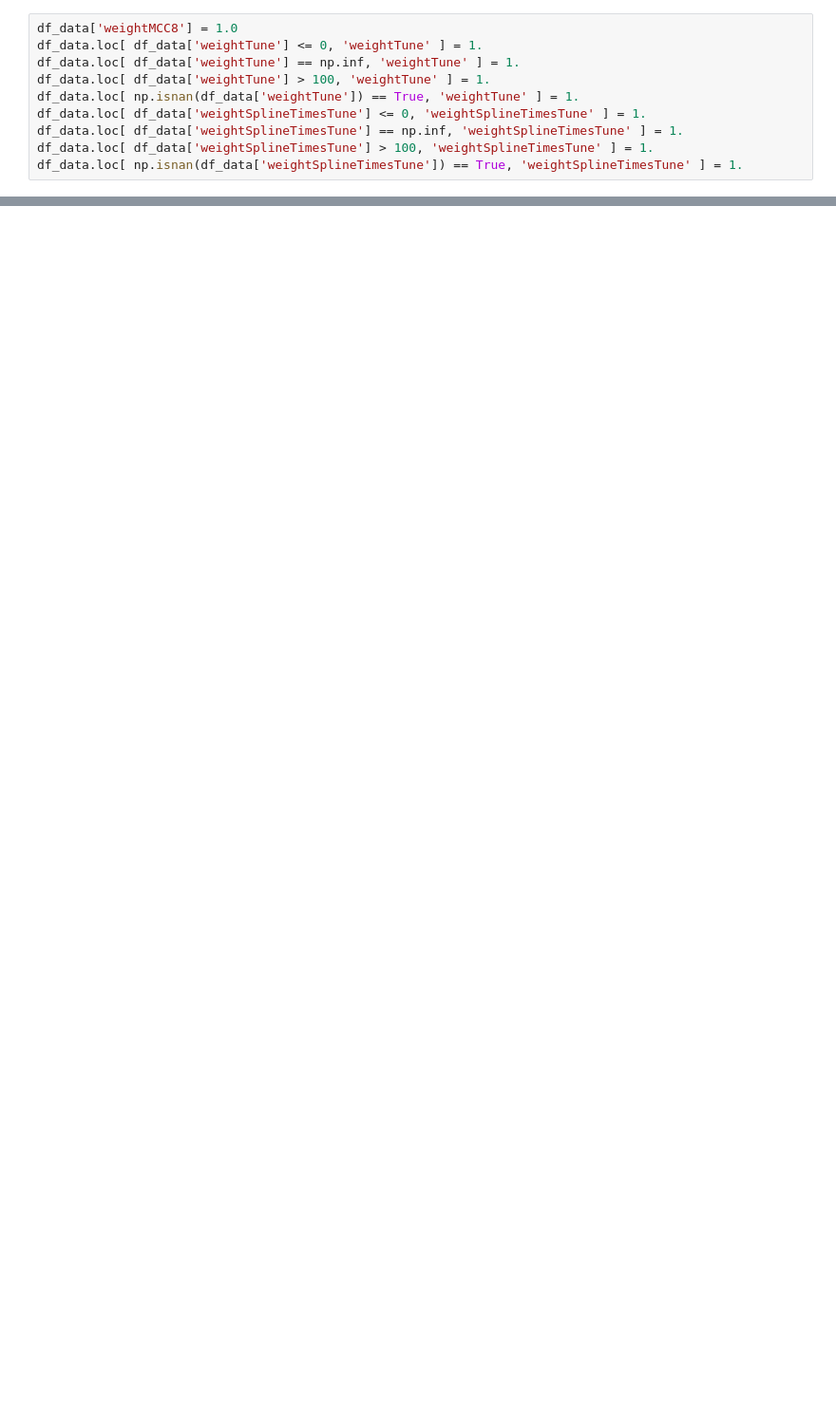
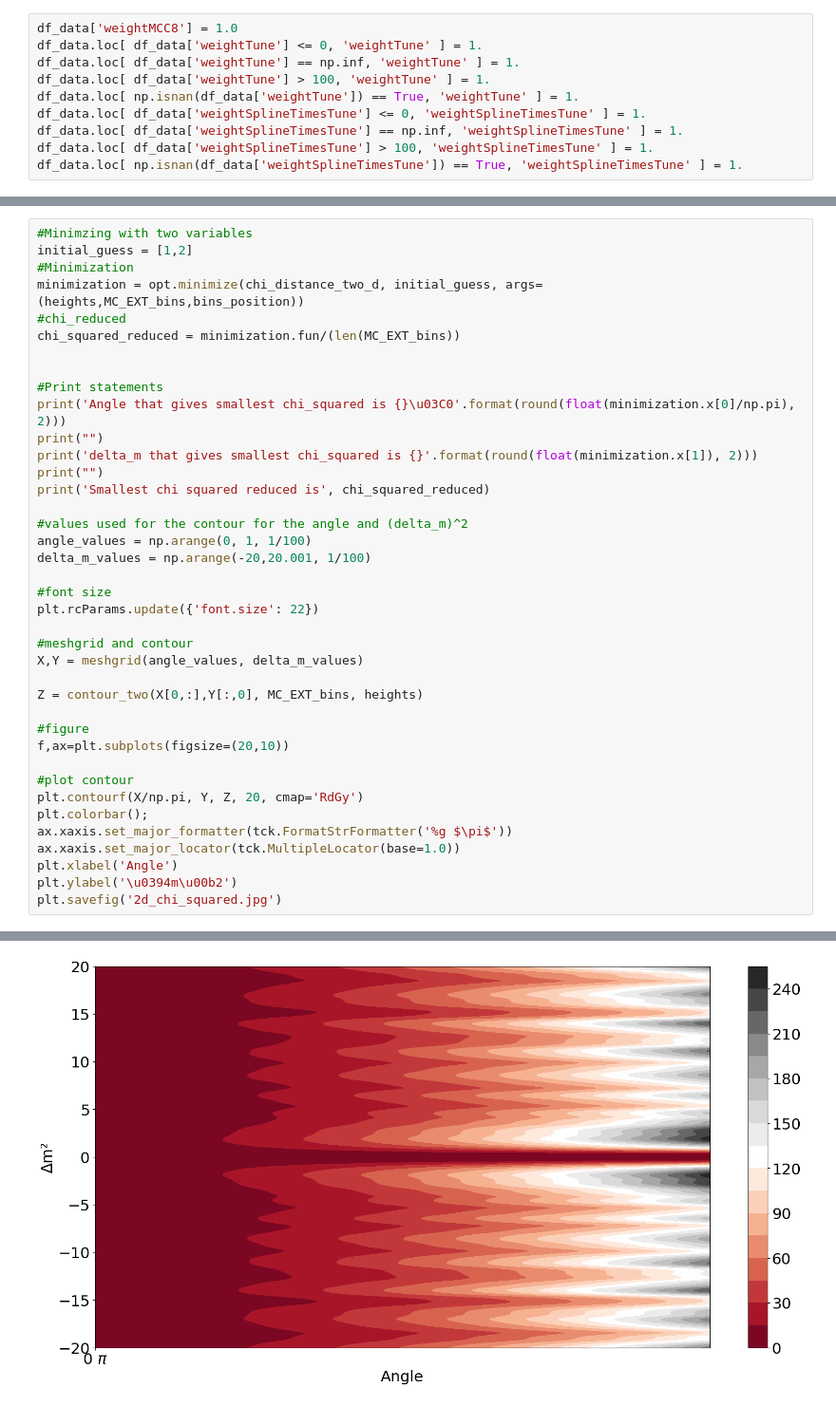
Before and after one commit to finnerudo/MScproject, a Jupyter notebook: Plotting_numu.ipynb, the cells around one changed output, grey strips where cells are left out. Shown: that part at 95% size. Cells and saved outputs as stored; diff of their text form; blank space fills up the shorter version.

```diff
--- a/Plotting_numu.ipynb
+++ b/Plotting_numu.ipynb
@@ -481,0 +440,40 @@ Smallest chi squared reduced is 2.516037741410866
+# %%
+#Minimzing with two variables
+initial_guess = [1,2]
+#Minimization
+minimization = opt.minimize(chi_distance_two_d, initial_guess, args=(heights,MC_EXT_bins,bins_position))
+#chi_reduced
+chi_squared_reduced = minimization.fun/(len(MC_EXT_bins))
+
+
+#Print statements
+print('Angle that gives smallest chi_squared is {}\u03C0'.format(round(float(minimization.x[0]/np.pi), 2)))
+print("")
+print('delta_m that gives smallest chi_squared is {}'.format(round(float(minimization.x[1]), 2)))
+print("")
+print('Smallest chi squared reduced is', chi_squared_reduced)
+
+#values used for the contour for the angle and (delta_m)^2
+angle_values = np.arange(0, 1, 1/100)
+delta_m_values = np.arange(-20,20.001, 1/100)
+
+#font size
+plt.rcParams.update({'font.size': 22})
+
+#meshgrid and contour
+X,Y = meshgrid(angle_values, delta_m_values)
+
+Z = contour_two(X[0,:],Y[:,0], MC_EXT_bins, heights)
+
+#figure
+f,ax=plt.subplots(figsize=(20,10))
+
+#plot contour
+plt.contourf(X/np.pi, Y, Z, 20, cmap='RdGy')
+plt.colorbar();
+ax.xaxis.set_major_formatter(tck.FormatStrFormatter('%g $\pi$'))
+ax.xaxis.set_major_locator(tck.MultipleLocator(base=1.0))
+plt.xlabel('Angle')
+plt.ylabel('\u0394m\u00b2')
+plt.savefig('2d_chi_squared.jpg')
+# %% [output]
@@ -482,3 +485,4 @@ Smallest chi squared reduced is 2.516037741410866
+[figure, added]
 # %%
 #Sensitivity plot for MC
 
```
Also changed, not shown: parts of 18 cells of this notebook, 8 other files.
